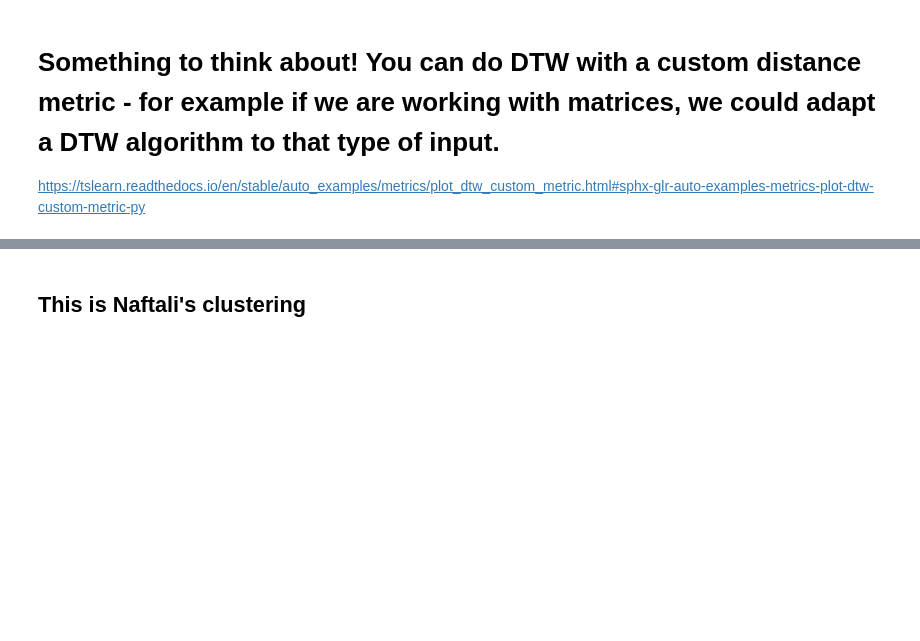
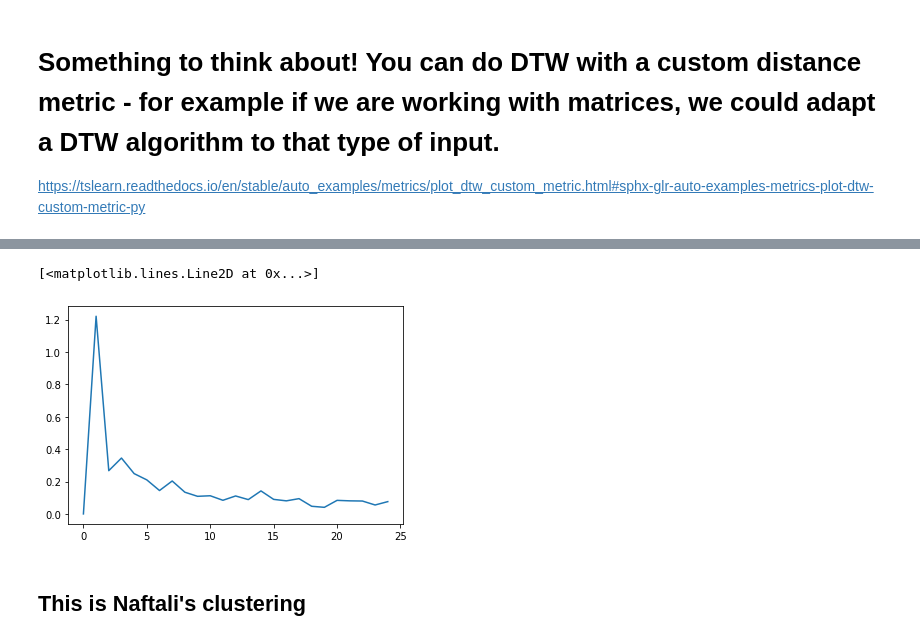
Before and after one commit to mtchibozo/Capstone-Fall-2020, a Jupyter notebook: main_max.ipynb, the cells around one changed output, grey strips where cells are left out. Cells and saved outputs as stored; diff of their text form; code cells hidden in the pictures; blank space fills up the shorter version.

```diff
--- a/main_max.ipynb
+++ b/main_max.ipynb
@@ -466,3 +496,10 @@ https://www.youtube.com/watch?v=VYpAodcdFfA
+# %%
+# Inverse FFT from freq domain to original time domainfrom scipy import fftpack
+inv = fftpack.ifft(y_fft)
+plt.plot(y_fft)
+# %% [output]
+[<matplotlib.lines.Line2D at 0x...>]
+[figure, added]
 # %% [markdown]
 ## This is Naftali's clustering
 # %%
```
Also changed, not shown: parts of 9 cells of this notebook.
